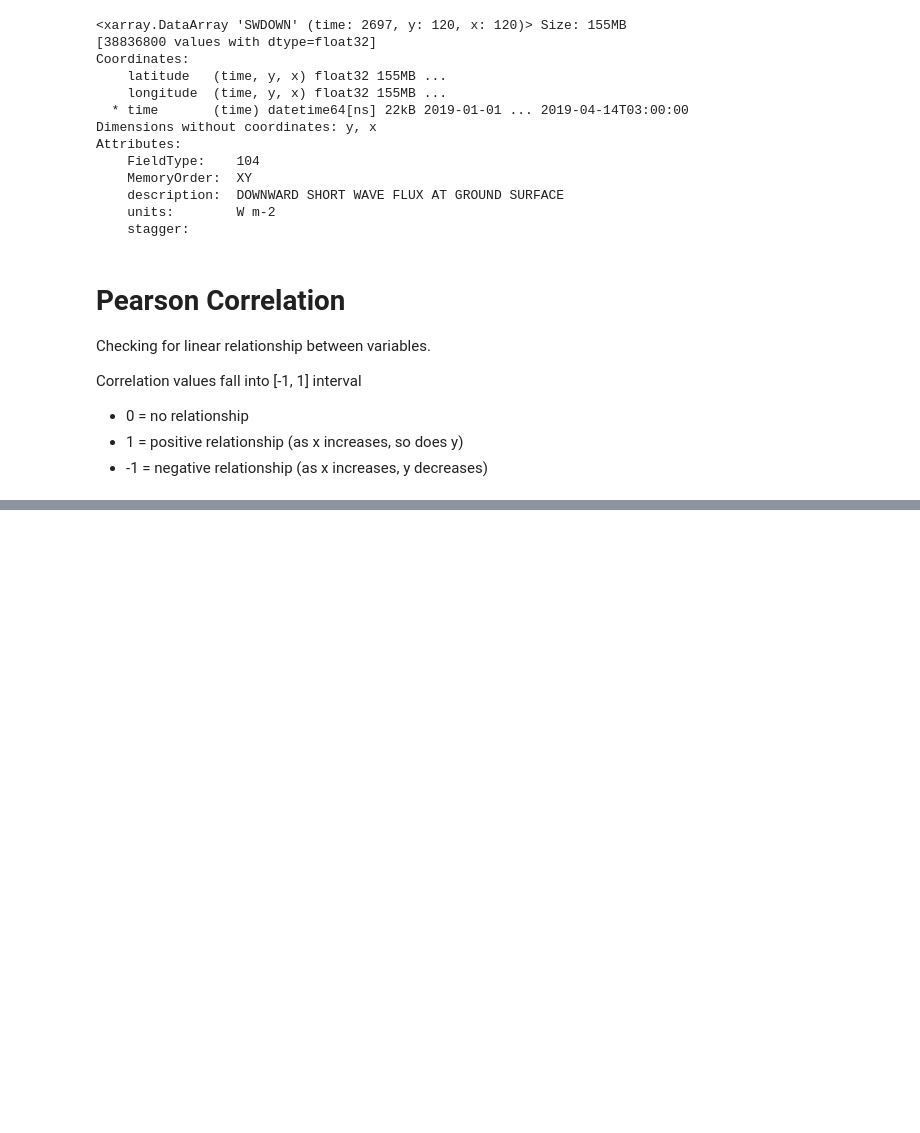
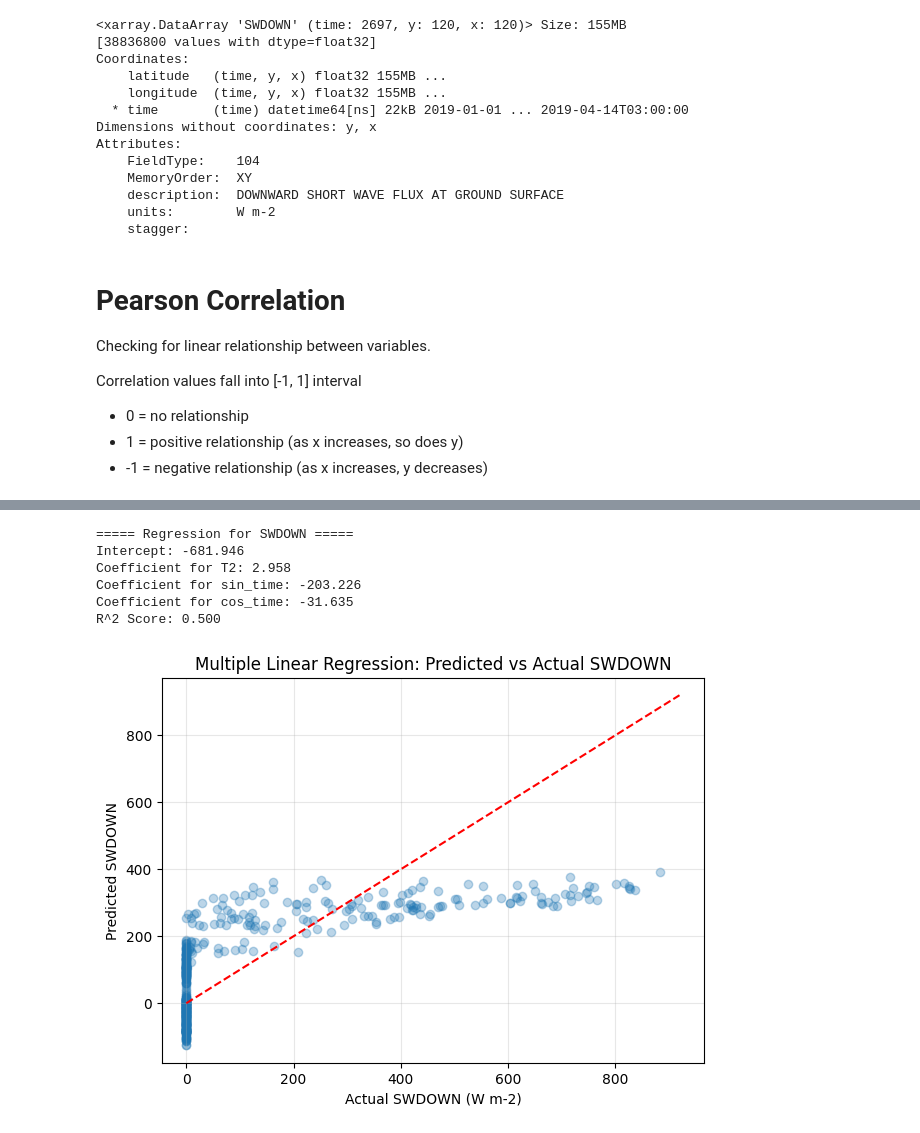
Before and after one commit to gabbyvaillant/downscaling, a Jupyter notebook: analysis/multivariate-EDA.ipynb, the cells around one changed output, grey strips where cells are left out. Cells and saved outputs as stored; diff of their text form; code cells hidden in the pictures; blank space fills up the shorter version.

```diff
--- a/analysis/multivariate-EDA.ipynb
+++ b/analysis/multivariate-EDA.ipynb
@@ -177,0 +355,52 @@ plt.show()
+# %%
+import numpy as np
+from sklearn.linear_model import LinearRegression
+import matplotlib.pyplot as plt
+
+sample_size = 500
+
+# Flatten the target variable (var)
+y = ds.values.flatten()  # target (e.g., T2)
+
+# Stack predictors from other_vars
+X = np.column_stack([data[p].values.flatten() for p in other_vars])
+
+# Remove NaNs
+mask = ~np.isnan(X).any(axis=1) & ~np.isnan(y)
+X = X[mask]
+y = y[mask]
+
+x_units = data[var].attrs.get('units', '')  # returns '' if no 'units' attribute
+y_units = data[i].attrs.get('units', '')
+
+# Fit multiple linear regression
+model = LinearRegression()
+model.fit(X, y)
+
+print(f'===== Regression for {var} =====')
+print(f'Intercept: {model.intercept_:.3f}')
+for p, coef in zip(other_vars, model.coef_):
+    print(f'Coefficient for {p}: {coef:.3f}')
+print(f'R^2 Score: {model.score(X, y):.3f}\n')
+
+# Predicted vs Actual Plot (sampled)
+y_pred = model.predict(X)
+idx = np.random.choice(len(y), size=sample_size, replace=False)
+
+plt.figure(figsize=(7, 5))
+plt.scatter(y[idx], y_pred[idx], alpha=0.3)
+plt.plot([y.min(), y.max()], [y.min(), y.max()], 'r--')  # 1:1 reference line
+plt.xlabel(f'Actual {var} ({data[var].units})')
+plt.xlabel(f"Actual {var}" + (f" ({x_units})" if x_units else ""))
+plt.ylabel(f'Predicted {var}')
+plt.title(f'Multiple Linear Regression: Predicted vs Actual {var}')
+plt.grid(alpha=0.3)
+plt.show()
+# %% [output]
+===== Regression for SWDOWN =====
+Intercept: -681.946
+Coefficient for T2: 2.958
+Coefficient for sin_time: -203.226
+Coefficient for cos_time: -31.635
+R^2 Score: 0.500
+[figure, added]
```
Also changed, not shown: parts of 13 cells of this notebook, 3 other files.
